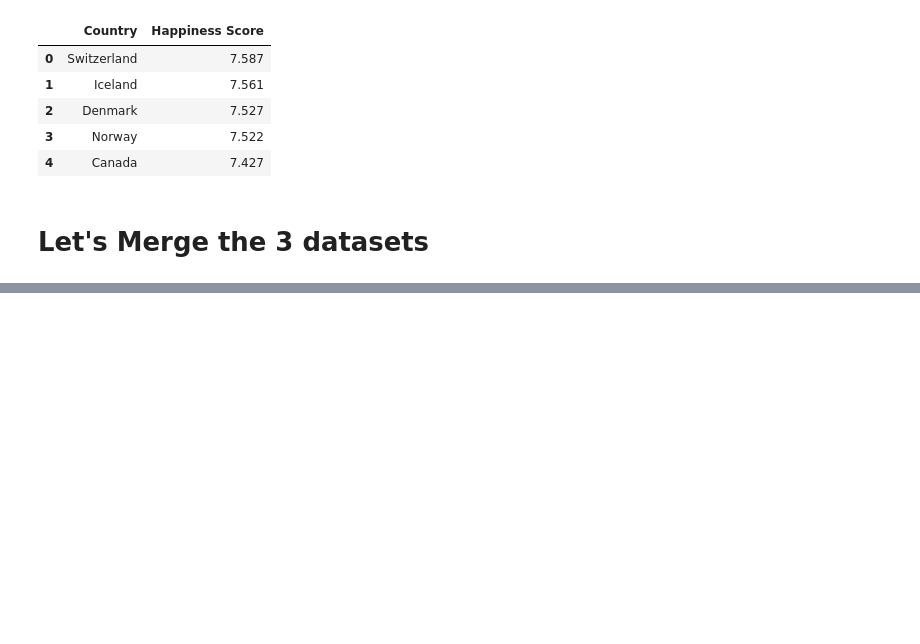
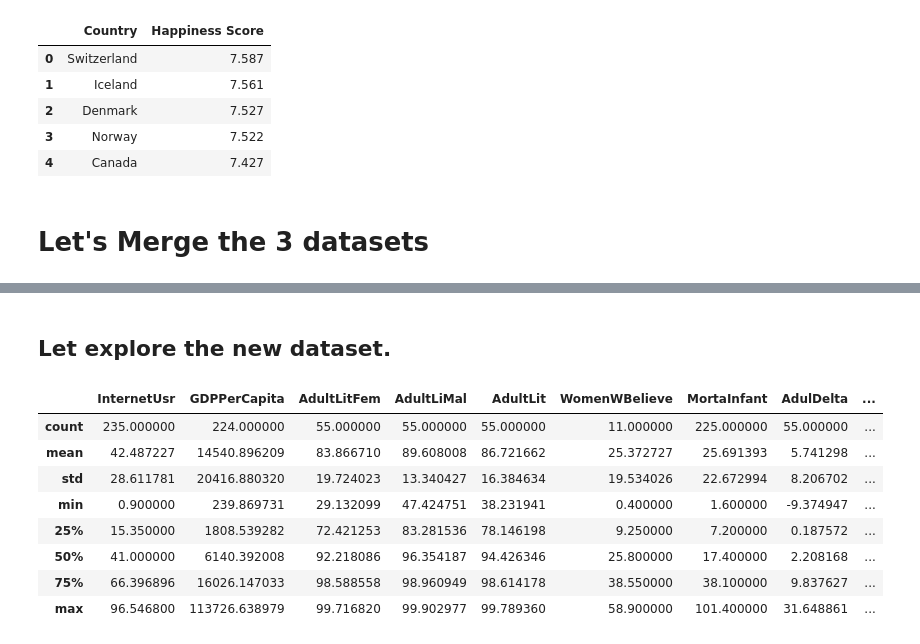
Before and after one commit to EnzoCalogero/Python_DataScience, a Jupyter notebook: course2/Assignment4.ipynb, the cells around one changed output, grey strips where cells are left out. Drawn from its saved outputs; the diff is of its cells as text; code cells hidden in the pictures; blank space fills up the shorter version.

```diff
--- a/course2/Assignment4.ipynb
+++ b/course2/Assignment4.ipynb
@@ -173,3 +175,17 @@ Happiness['Country'][Happiness['Country']=='Macedonia']="Macedonia, FYR"
 Global=pd.merge(WordInds,PISA, how='outer', left_on='CountryName', right_on='Country')
 # %%
 Global=pd.merge(Global,Happiness, how='outer', left_on='CountryName', right_on='Country')
+# %% [markdown]
+## Let explore the new dataset.
+# %%
+Global.describe()
+# %% [output]
+|  | InternetUsr | GDPPerCapita | AdultLitFem | AdultLiMal | AdultLit | WomenWBelieve | MortaInfant | AdulDelta | ... |
+| count | 235.000000 | 224.000000 | 55.000000 | 55.000000 | 55.000000 | 11.000000 | 225.000000 | 55.000000 | ... |
+| mean | 42.487227 | 14540.896209 | 83.866710 | 89.608008 | 86.721662 | 25.372727 | 25.691393 | 5.741298 | ... |
+| std | 28.611781 | 20416.880320 | 19.724023 | 13.340427 | 16.384634 | 19.534026 | 22.672994 | 8.206702 | ... |
+| min | 0.900000 | 239.869731 | 29.132099 | 47.424751 | 38.231941 | 0.400000 | 1.600000 | -9.374947 | ... |
+| 25% | 15.350000 | 1808.539282 | 72.421253 | 83.281536 | 78.146198 | 9.250000 | 7.200000 | 0.187572 | ... |
+| 50% | 41.000000 | 6140.392008 | 92.218086 | 96.354187 | 94.426346 | 25.800000 | 17.400000 | 2.208168 | ... |
+| 75% | 66.396896 | 16026.147033 | 98.588558 | 98.960949 | 98.614178 | 38.550000 | 38.100000 | 9.837627 | ... |
+| max | 96.546800 | 113726.638979 | 99.716820 | 99.902977 | 99.789360 | 58.900000 | 101.400000 | 31.648861 | ... |
```
Also changed, not shown: parts of 7 cells of this notebook.
